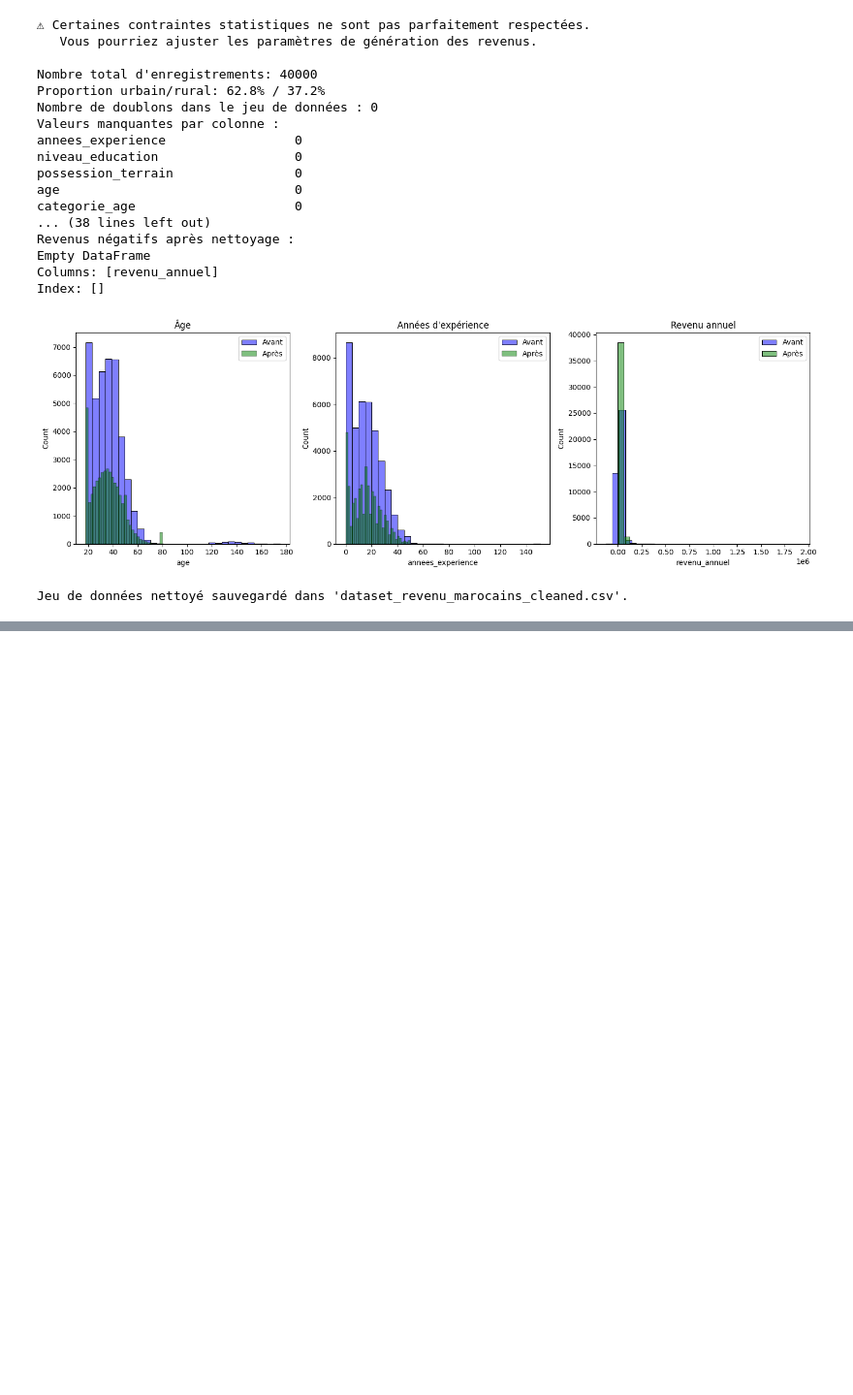
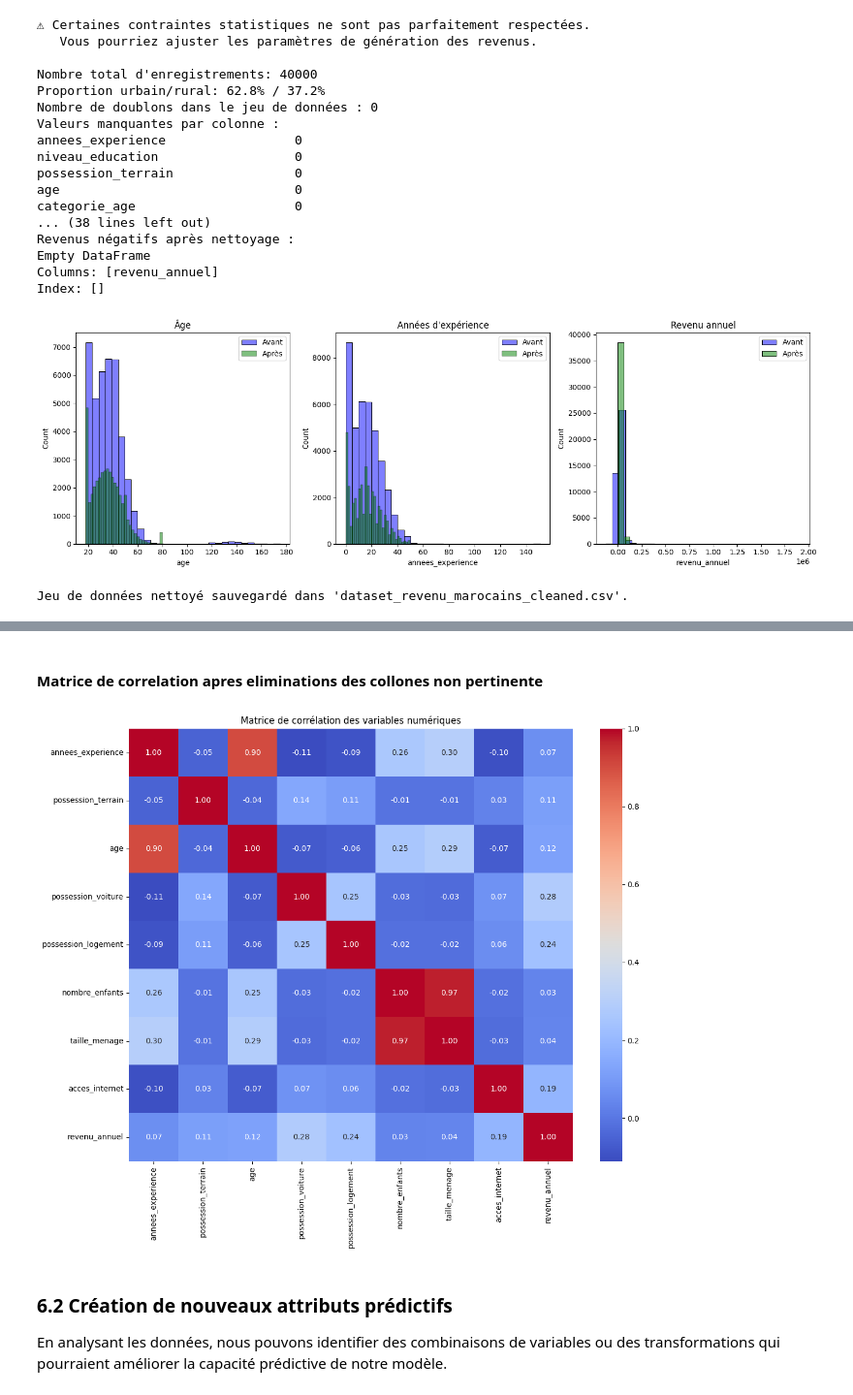
Before and after one commit to mouadd9/annual-revenue-prediction-app, a Jupyter notebook: mini_proj.ipynb, the cells around one changed output, grey strips where cells are left out. Shown at 97% size. Drawn from its saved outputs; the diff is of its cells as text; code cells hidden in the pictures; blank space fills up the shorter version.

Commit message:
transformed data

```diff
--- a/mini_proj.ipynb
+++ b/mini_proj.ipynb
@@ -1392,0 +1494,10 @@ Jeu de données nettoyé sauvegardé dans 'dataset_revenu_marocains_cleaned.csv'
+# %%
+# Application du transformateur
+df_relevant = DropIrrelevantColumnsTransformer().fit_transform(df_cleaned)
+
+display(df_relevant.columns.tolist())
+
+# Affichage d'un aperçu du DataFrame après suppression des colonnes non pertinentes
+print("\nAperçu du DataFrame après suppression des colonnes non pertinentes :")
+display(df_relevant.head())
+print(f"\nNombre de colonnes restantes : {len(df_relevant.columns)}")
@@ -1392,0 +1529,15 @@ Jeu de données nettoyé sauvegardé dans 'dataset_revenu_marocains_cleaned.csv'
+# %% [markdown]
+#### Matrice de correlation apres eliminations des collones non pertinente
+# %%
+# Visualisation de la matrice de corrélation
+plt.figure(figsize=(12, 10))
+correlation_vars = df_relevant.select_dtypes(include=[np.number]).columns
+sns.heatmap(df_relevant[correlation_vars].corr(), annot=True, cmap='coolwarm', fmt=".2f")
+plt.title('Matrice de corrélation des variables numériques')
+plt.tight_layout()
+plt.show()
+# %% [output]
+[figure, added]
+# %% [markdown]
+### 6.2 Création de nouveaux attributs prédictifs
+En analysant les données, nous pouvons identifier des combinaisons de variables ou des transformations qui pourraient améliorer la capacité prédictive de notre modèle.
```
Also changed, not shown: parts of 25 cells of this notebook, 2 other files.
